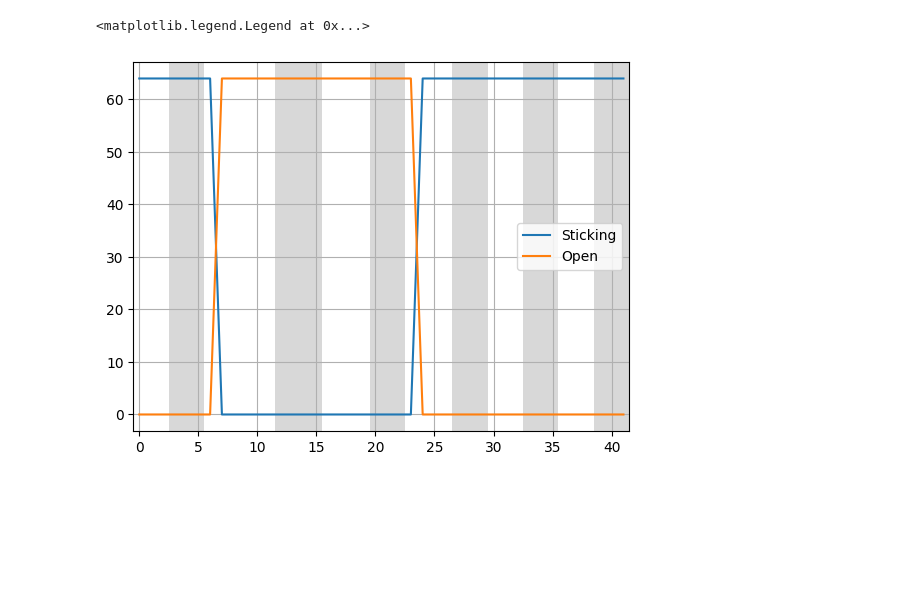
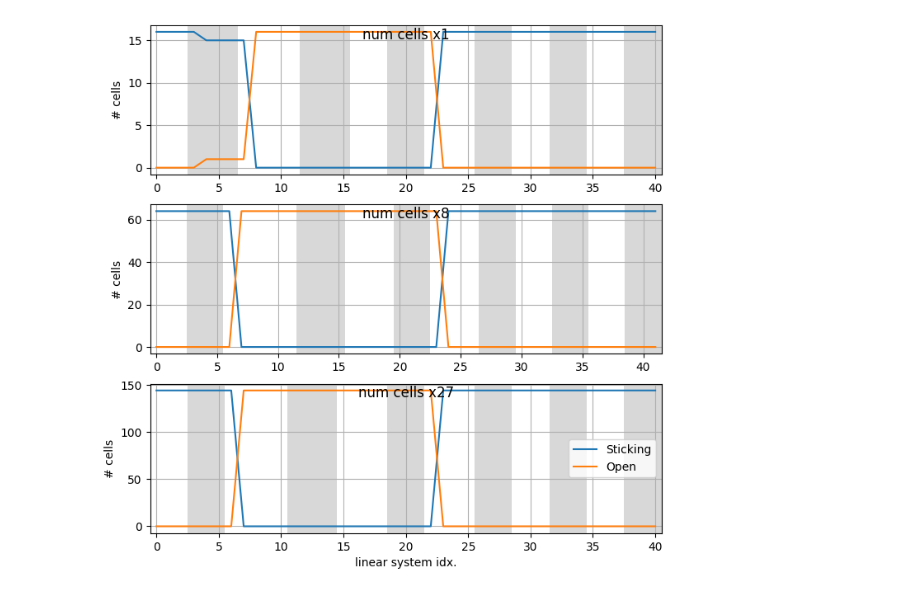
Before and after one commit to pmgbergen/FTHM-Solver, a Jupyter notebook: fpm/fpm_3_results.ipynb, the cells around one changed output. Saved outputs shown, nothing was run; the diff lists cells and outputs as text; code cells hidden in the pictures; blank space fills up the shorter version.

```diff
--- a/fpm/fpm_3_results.ipynb
+++ b/fpm/fpm_3_results.ipynb
@@ -25,0 +11,31 @@ Text(0.5, 0, '# matrix')
+# %%
+def plot_grid(
+    data,
+    render_element,
+    shape: tuple[int, int] = None,
+    figsize: tuple[int, int] = (8, 8),
+    ylabel: str = "GMRES iters.",
+    xlabel: str = "linear system idx.",
+):
+    if shape is None:
+        shape = 3, (len(data) // 3 + len(data) % 3)
+    last = np.prod(shape) - 1
+    plt.figure(figsize=figsize)
+    for i, (name, entry) in enumerate(data.items()):
+        plt.subplot(shape[0], shape[1], i + 1)
+        legend = i == last
+        plt.title(name, y=1.0, pad=-12)
+        render_element(entry)
+        if i % shape[1] == 0:
+            plt.ylabel(ylabel)
+        if (i) >= (shape[0] - 1) * shape[1]:
+            plt.xlabel(xlabel)
+        if legend:
+            plt.legend()
+# %%
+def render_element(entry: Sequence[TimeStepStats]):
+    color_converged_reason(entry)
+    color_time_steps(entry)
+    plt.plot(get_gmres_iterations(entry))
+
+plot_grid(data, render_element, shape=[3, 1])
@@ -26,12 +44,11 @@ Text(0.5, 0, '# matrix')
 # %%
-sticking, sliding, open_ = get_num_sticking_sliding_open(data)
-# color_converged_reason(data, legend=False)
-color_time_steps(data)
-plt.plot(sticking, label='Sticking')
-# plt.plot(sliding, label='Sliding')
-plt.plot(open_, label='Open')
-plt.legend()
+def render_element(entry: Sequence[TimeStepStats]):
+    sticking, sliding, open_ = get_num_sticking_sliding_open(entry)
+    color_time_steps(entry)
+    plt.plot(sticking, label='Sticking')
+    plt.plot(open_, label='Open')
+
+plot_grid(data, render_element, shape=[3, 1], ylabel='# cells')
 # %% [output]
-<matplotlib.legend.Legend at 0x...>
-[figure, old version]
+[figure, new version]
 # %%
```
Also changed, not shown: parts of 4 cells of this notebook.
